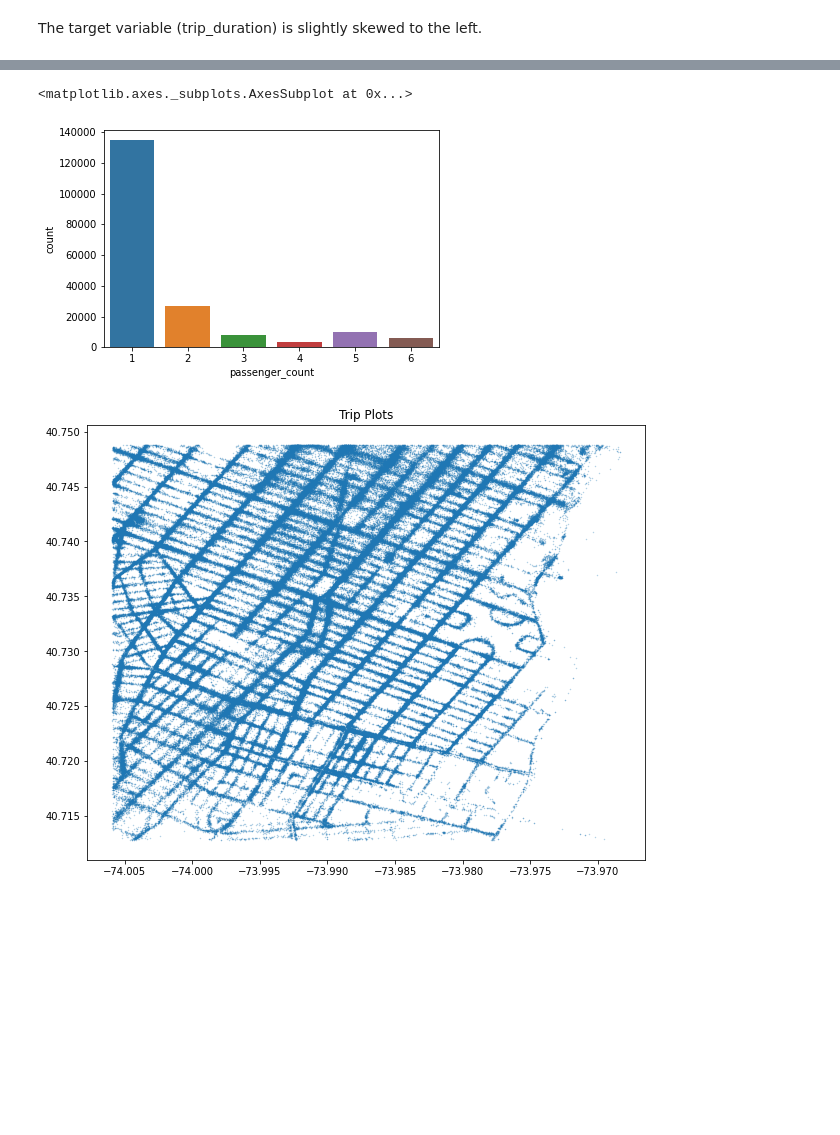
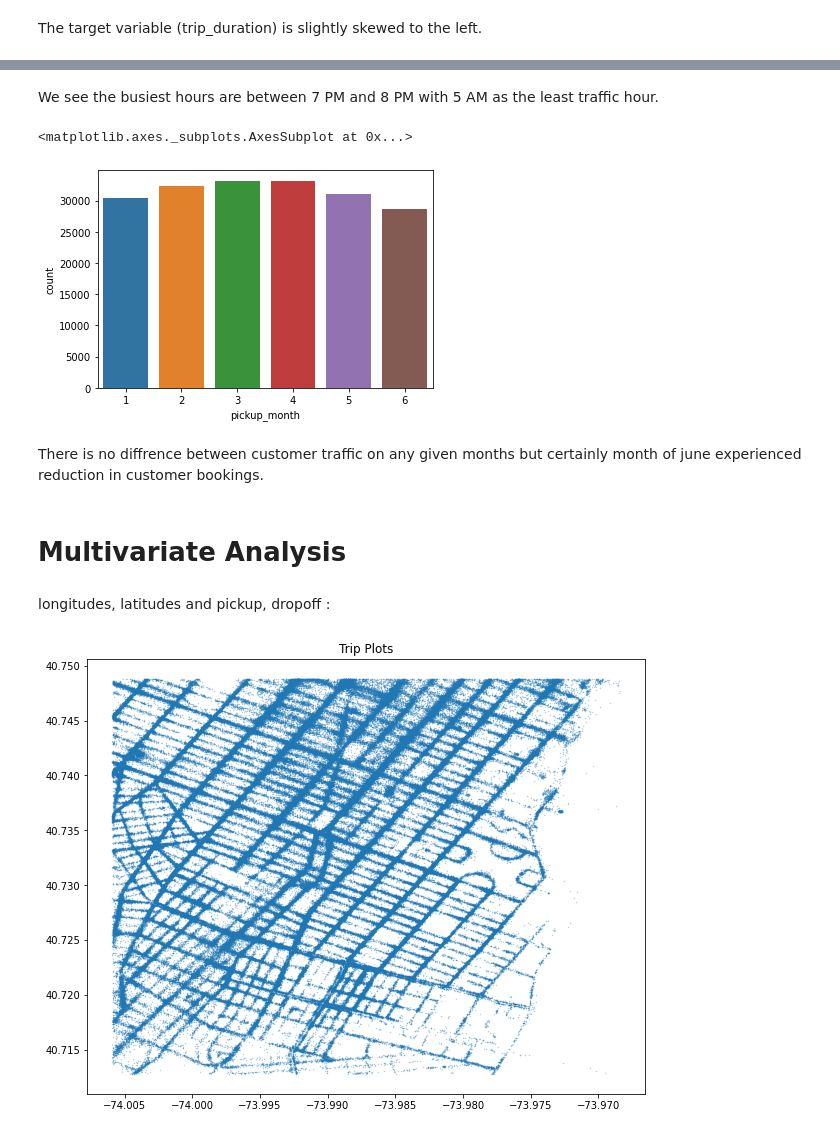
Before and after one commit to Shashwat-spyder/NYC-Taxi-Trip-Time, a Jupyter notebook: New_York_Taxi_Duration.ipynb, the cells around one changed output, grey strips where cells are left out. Saved outputs shown, nothing was run; the diff lists cells and outputs as text; code cells hidden in the pictures; blank space fills up the shorter version.

```diff
--- a/New_York_Taxi_Duration.ipynb
+++ b/New_York_Taxi_Duration.ipynb
@@ -301,7 +298,8 @@ nyc_df['dropoff_time'] = nyc_df['dropoff_datetime'].dt.time # Extract time
 # Additional pickup features
 nyc_df['pickup_month'] = nyc_df['pickup_datetime'].dt.month # Extract month
 nyc_df['pickup_hour'] = nyc_df['pickup_datetime'].dt.hour # Extract hour
-nyc_df['pickup_weekday'] = nyc_df['pickup_datetime'].dt.dayofweek # Extract day name
+nyc_df['pickup_weekday'] = nyc_df['pickup_datetime'].dt.dayofweek # Extract day
+nyc_df['pickup_day']=nyc_df['pickup_datetime'].dt.day_name() #Extract day name
 
 # Drop concatentated timestamp columns
 nyc_df.drop(['pickup_datetime'], axis = 1, inplace = True)
@@ -368,0 +432,3 @@ The target variable (trip_duration) is slightly skewed to the left.
+# %%
+#Distances less than 0 are dropped
+nyc_df=nyc_df[nyc_df['distance']>0]
@@ -369,8 +451,16 @@ The target variable (trip_duration) is slightly skewed to the left.
+# %% [markdown]
+We see the busiest hours are between 7 PM and 8 PM with 5 AM as the least traffic hour.
 # %%
-sns.countplot(x='passenger_count', data=nyc_df)
+sns.countplot(x="pickup_month",data=nyc_df)
 # %% [output]
 <matplotlib.axes._subplots.AxesSubplot at 0x...>
-[figure, old version]
+[figure, new version]
+# %% [markdown]
+There is no diffrence between customer traffic on any given months but certainly month of june experienced reduction in customer bookings.
+# %% [markdown]
+# **Multivariate Analysis**
+# %% [markdown]
+longitudes, latitudes and pickup, dropoff :
 # %%
 longitude = list(nyc_df.pickup_longitude) + list(nyc_df.dropoff_longitude)
 latitude = list(nyc_df.pickup_latitude) + list(nyc_df.dropoff_latitude)
```
Also changed, not shown: parts of 49 cells of this notebook.
